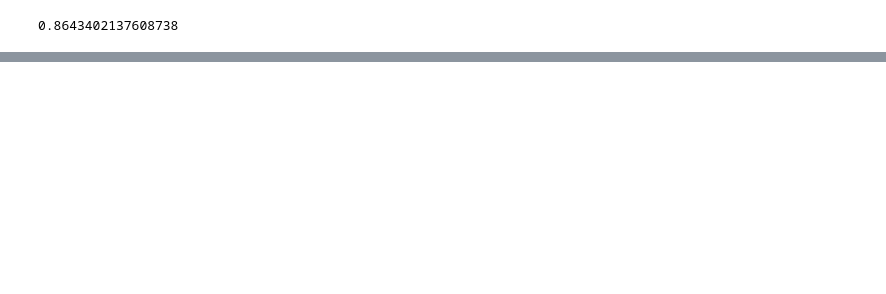
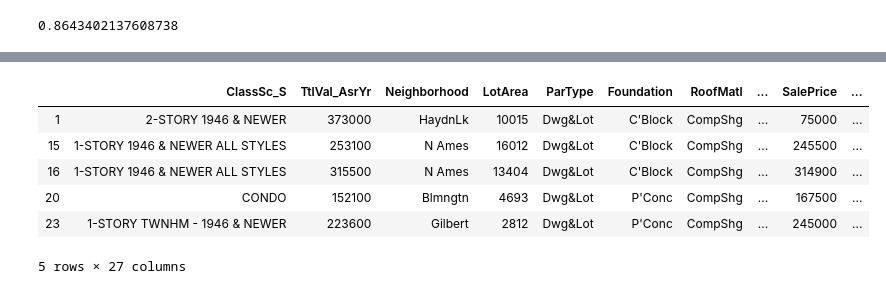
Before and after one commit to ber0-0/BrainStation-Capstone-Sale-Price-Prediction, a Jupyter notebook: Transaction.ipynb, the cells around one changed output, grey strips where cells are left out. Saved outputs shown, nothing was run; the diff lists cells and outputs as text; code cells hidden in the pictures; blank space fills up the shorter version.

Commit message:
added prediction vs actual

```diff
--- a/Transaction.ipynb
+++ b/Transaction.ipynb
@@ -331,8 +340,8 @@ sns.pairplot(df[num])
 <seaborn.axisgrid.PairGrid at 0x...>
 [figure]
 # %%
-df = pd.get_dummies(df)
-df.shape
+dt = pd.get_dummies(df)
+dt.shape
 # %% [output]
 (2498, 157)
 # %%
@@ -363,7 +372,7 @@ df.shape
 
 ## Split Train/Test Set
 # %%
-y = df['SalePrice']
-X = df.drop(['SalePrice'], axis=1)
+y = dt['SalePrice']
+X = dt.drop(['SalePrice'], axis=1)
 # %%
 X_train, X_test, y_train, y_test = train_test_split(X, y, test_size=0.20, random_state=0)
@@ -643,0 +630,2 @@ NN_model.summary()
+# %%
+prediction = XGB_model.predict(X_test)
@@ -643,0 +641,14 @@ NN_model.summary()
+# %%
+pred_df = pd.DataFrame(data = prediction, columns = ['prediction'], index = X_test.index.copy())
+df_out = pd.merge(df, pred_df, how = 'left', left_index = True, right_index = True)
+# %%
+pd.options.display.max_columns = 15
+df_out[df_out['prediction'].isna()==False].head()
+# %% [output]
+|  | ClassSc_S | TtlVal_AsrYr | Neighborhood | LotArea | ParType | Foundation | RoofMatl | ... | SalePrice | ... |
+| 1 | 2-STORY 1946 & NEWER | 373000 | HaydnLk | 10015 | Dwg&Lot | C'Block | CompShg | ... | 75000 | ... |
+| 15 | 1-STORY 1946 & NEWER ALL STYLES | 253100 | N Ames | 16012 | Dwg&Lot | C'Block | CompShg | ... | 245500 | ... |
+| 16 | 1-STORY 1946 & NEWER ALL STYLES | 315500 | N Ames | 13404 | Dwg&Lot | C'Block | CompShg | ... | 314900 | ... |
+| 20 | CONDO | 152100 | Blmngtn | 4693 | Dwg&Lot | P'Conc | CompShg | ... | 167500 | ... |
+| 23 | 1-STORY TWNHM - 1946 & NEWER | 223600 | Gilbert | 2812 | Dwg&Lot | P'Conc | CompShg | ... | 245000 | ... |
+5 rows × 27 columns
```
Also changed, not shown: parts of 28 cells of this notebook, 1 other file.
